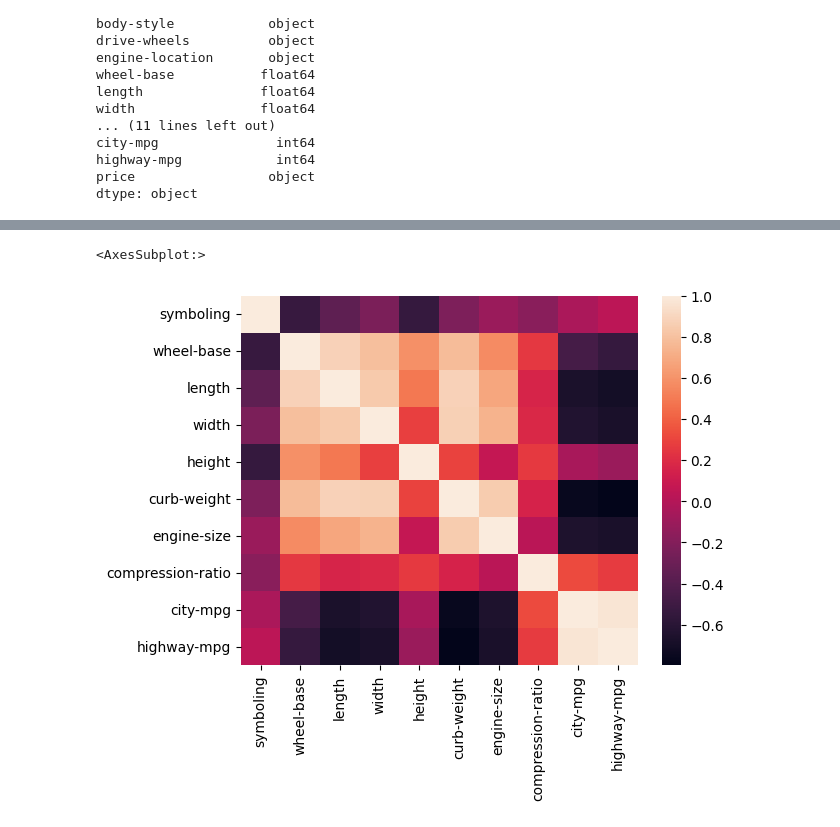
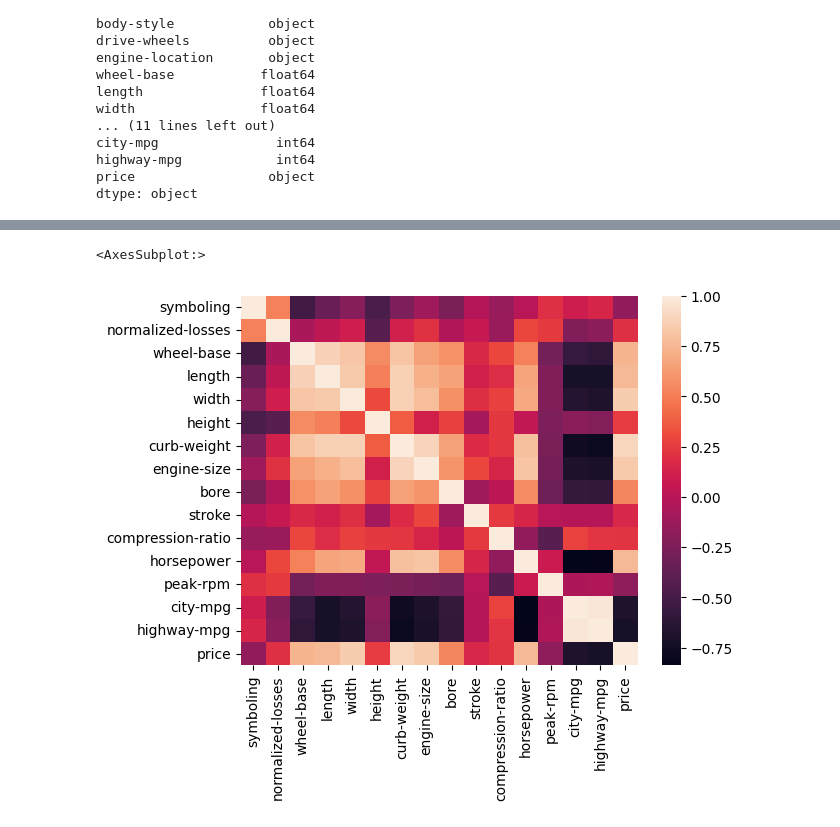
Before and after one commit to Nerdan0/DataScienceCourse, a Jupyter notebook: DS_lab_3/DS_lab_3.ipynb, the cells around one changed output, grey strips where cells are left out. Drawn from its saved outputs; the diff is of its cells as text; code cells hidden in the pictures.

```diff
--- a/DS_lab_3/DS_lab_3.ipynb
+++ b/DS_lab_3/DS_lab_3.ipynb
@@ -133,7 +213,12 @@ Name: price, Length: 187, dtype: int64
 # %%
-#видаляю рядки з невідомою ціною та втратами, не знаю як це в один рядок зробити нормально
+#видаляю рядки з невідомими числовими значеннями, не знаю як це в один рядок зробити нормально
 cleared_data = data[data['price']!='?']
 cleared_data = cleared_data[cleared_data['normalized-losses']!='?']
+cleared_data = cleared_data[cleared_data['bore']!='?']
+cleared_data = cleared_data[cleared_data['stroke']!='?']
+cleared_data = cleared_data[cleared_data['horsepower']!='?']
+cleared_data = cleared_data[cleared_data['peak-rpm']!='?']
+
 cleared_data
 # %% [output]
 |  | symboling | normalized-losses | make | fuel-type | aspiration | num-of-doors | body-style | drive-wheels | ... |
@@ -169,3 +254,7 @@ city-mpg               int64
 highway-mpg            int64
 price                 object
 dtype: object
+# %%
+#перетворюю тип числових стовпчиків з об'єктів на числові типи
+cleared_data = cleared_data.apply(pd.to_numeric, errors='ignore')
+cleared_data
@@ -189,5 +319,5 @@ cleared_data.corr()
 # %%
-sns.heatmap(data.corr())
+sns.heatmap(cleared_data.corr())
 # %% [output]
 <AxesSubplot:>
-[figure, old version]
+[figure, new version]
```
Also changed, not shown: parts of 15 cells of this notebook.
